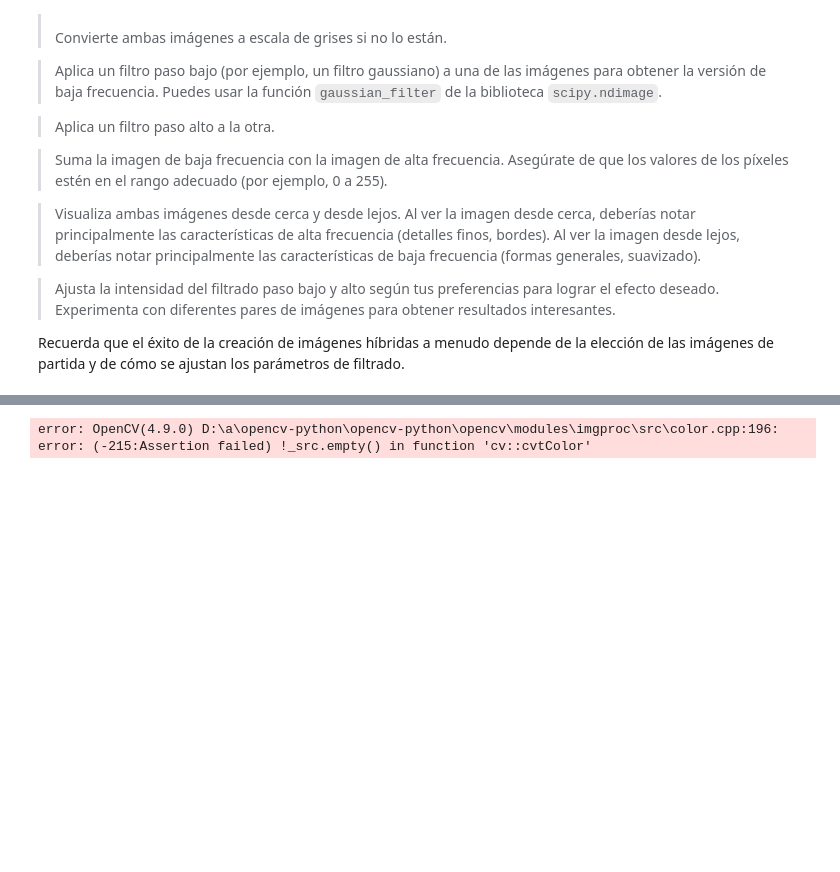
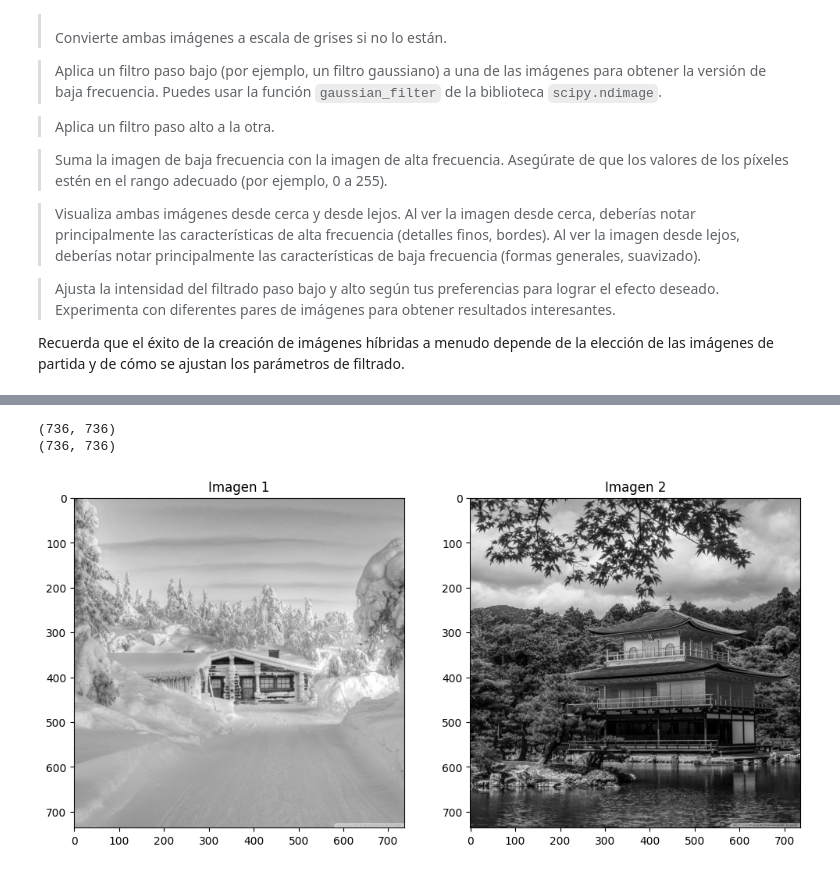
Before and after one commit to revekkadiana/Visi-n_Artificial, a Jupyter notebook: Prac04-Filtros.ipynb, the cells around one changed output, grey strips where cells are left out. Drawn from its saved outputs; the diff is of its cells as text; code cells hidden in the pictures; blank space fills up the shorter version.

```diff
--- a/Prac04-Filtros.ipynb
+++ b/Prac04-Filtros.ipynb
@@ -482,19 +465,25 @@ Recuerda que el éxito de la creación de imágenes híbridas a menudo depende d
-# %%
-import skimage
-import cv2
-#Busca dos imágenes que desees combinar y asegúrate de que tengan el mismo tamaño.
-#Esto es crucial para garantizar una combinación adecuada.
-#pez= skimage.io.imread('pez.jpg')
-#mesa=skimage.io.imread('persona.jpg')
-pez = cv2.imread('pez.jpg')
-img_rgb = cv2.cvtColor(pez, cv2.COLOR_BGR2RGB)
-# Visualizar la imagen original y la imagen afilada
-plt.figure(figsize=(12, 6))
-plt.subplot(1, 2, 1)
-plt.imshow(pez)
-plt.title('Imagen Original')
-# plt.subplot(1, 2, 2)
-# plt.imshow(mesa)
-# plt.title('Imagen Afilada')
-# %% [output]
-error: OpenCV(4.9.0) D:\a\opencv-python\opencv-python\opencv\modules\imgproc\src\color.cpp:196: error: (-215:Assertion failed) !_src.empty() in function 'cv::cvtColor'
+# %%
+img1 = cv2.imread('Sweet Home.jpg')
+img1 = cv2.cvtColor(img1, cv2.COLOR_RGB2GRAY)
+
+img2 = cv2.imread('Pagoda.jpg')
+img2 = cv2.cvtColor(img2, cv2.COLOR_RGB2GRAY)
+
+print(img1.shape)
+print(img2.shape)
+
+plt.figure(figsize=(12, 6))
+
+plt.subplot(1, 2, 1)
+plt.imshow(img1, cmap="gray")
+plt.title('Imagen 1')
+
+plt.subplot(1, 2, 2)
+plt.imshow(img2, cmap="gray")
+plt.title('Imagen 2')
+
+plt.show()
+# %% [output]
+(736, 736)
+(736, 736)
+[figure, added]
```
Also changed, not shown: parts of 4 cells of this notebook, 4 other files.
